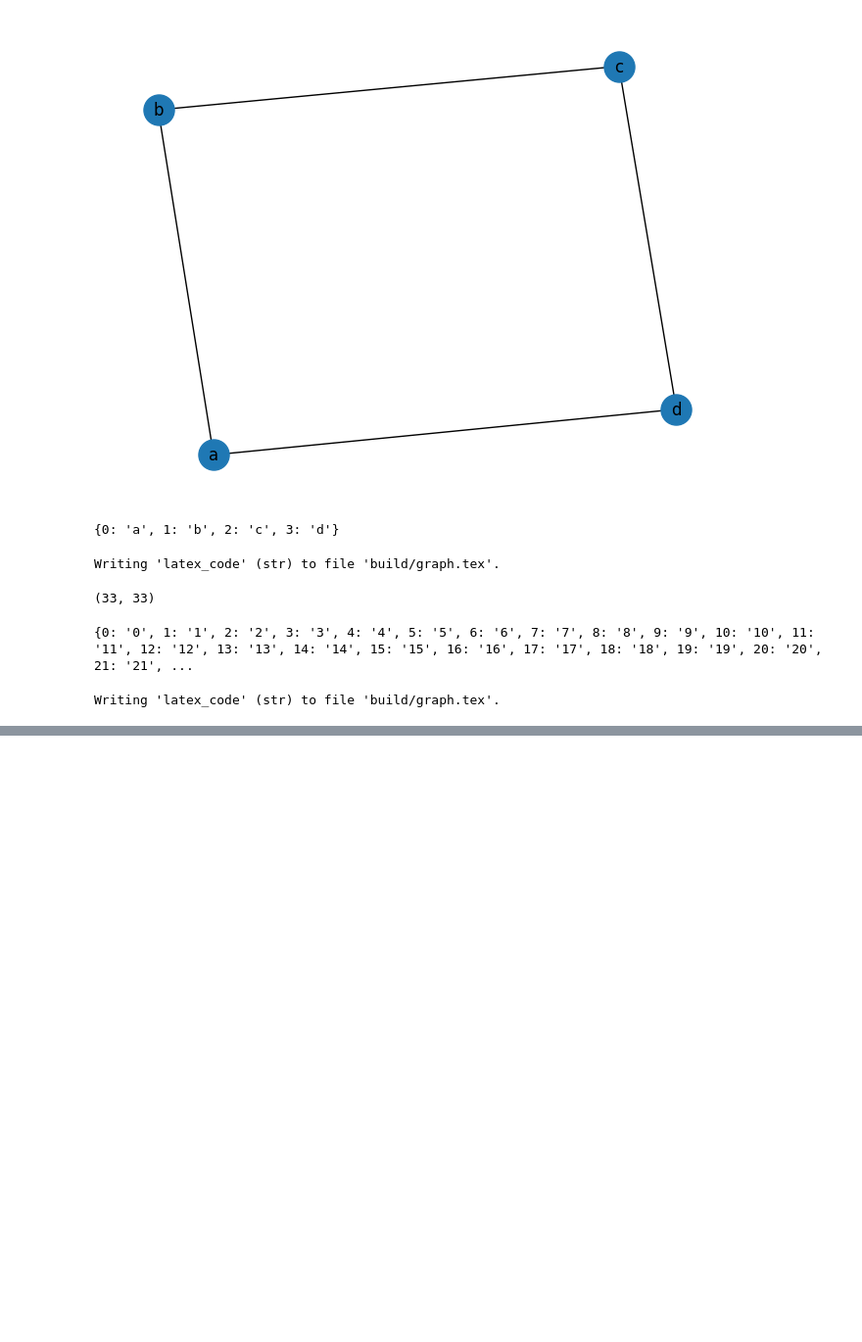
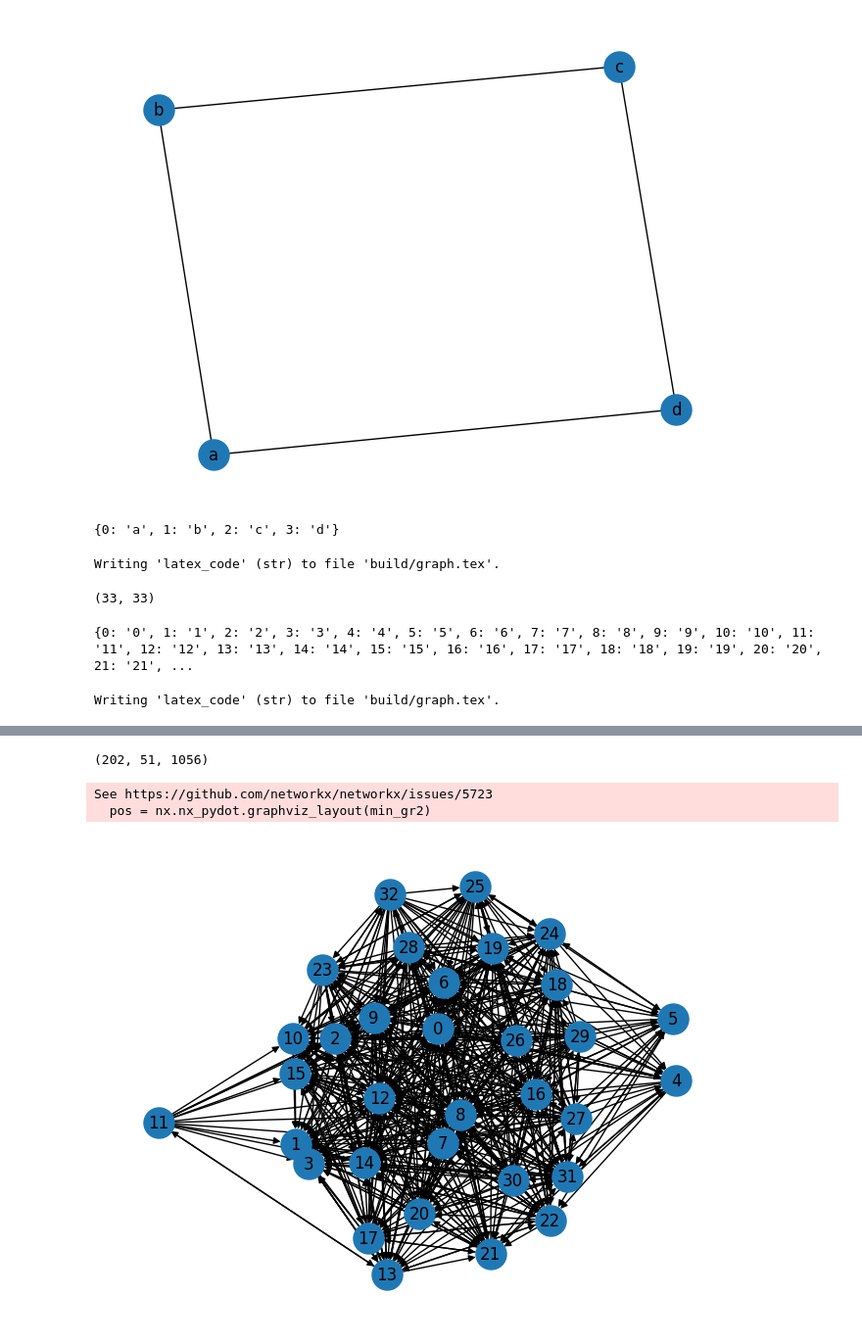
Before and after one commit to MohanadAhmed/QuadFormsTaxoAuto, a Jupyter notebook: subsumptiongraph.ipynb, the cells around one changed output, grey strips where cells are left out. Shown: that part at 98% size. Drawn from its saved outputs; the diff is of its cells as text; code cells hidden in the pictures; blank space fills up the shorter version.

```diff
--- a/subsumptiongraph.ipynb
+++ b/subsumptiongraph.ipynb
@@ -74,0 +141,15 @@ Writing 'latex_code' (str) to file 'build/graph.tex'.
+# %%
+def GenerateCommunicability(adjacency_matrix, mylabels):
+    rows, cols = np.where(adjacency_matrix == 1)
+    edges = zip(rows.tolist(), cols.tolist())
+    gr = nx.DiGraph()
+    gr.add_edges_from(edges)
+    edm = nx.algorithms.tree.branchings.Edmonds(gr)
+    min_gr = edm.find_optimum(kind='max')
+    length = dict(nx.all_pairs_shortest_path_length(min_gr))
+    R = np.array([[length.get(m, {}).get(n, 0) > 0 for m in min_gr.nodes] for n in min_gr.nodes], dtype=np.int32)
+    return R
+
+
+R = GenerateCommunicability(data_np, mv_labels_actual)
+R, np.count_nonzero(R)
@@ -74,0 +165,56 @@ Writing 'latex_code' (str) to file 'build/graph.tex'.
+# %%
+def minimumGraph(adjacency_matrix, mylabels):
+    rows, cols = np.where(adjacency_matrix == 1)
+    edges = zip(rows.tolist(), cols.tolist())
+    gr = nx.DiGraph()
+    gr.add_edges_from(edges)
+    edm = nx.algorithms.tree.branchings.Edmonds(gr)
+    min_gr = edm.find_optimum(kind='max')
+    return min_gr
+
+def GenerateCommunicability(adjacency_matrix, mylabels):
+    rows, cols = np.where(adjacency_matrix == 1)
+    edges = zip(rows.tolist(), cols.tolist())
+    gr = nx.DiGraph()
+    gr.add_edges_from(edges)
+    edm = nx.algorithms.tree.branchings.Edmonds(gr)
+    min_gr = edm.find_optimum(kind='max')
+    length = dict(nx.all_pairs_shortest_path_length(min_gr))
+    R = np.array([[length.get(m, {}).get(n, 0) > 0 for m in min_gr.nodes] for n in min_gr.nodes], dtype=np.int32)
+    return R
+
+def GenerateCommunicabilityFull(adjacency_matrix, mylabels):
+    rows, cols = np.where(adjacency_matrix == 1)
+    edges = zip(rows.tolist(), cols.tolist())
+    gr = nx.DiGraph()
+    gr.add_edges_from(edges)
+
+    length = dict(nx.all_pairs_shortest_path_length(gr))
+    R = np.array([[length.get(m, {}).get(n, 0) > 0 for m in gr.nodes] for n in gr.nodes], dtype=np.int32)
+    return R
+
+R1 = GenerateCommunicabilityFull(data_np, mv_labels_actual)
+Rmin = GenerateCommunicability(data_np, mv_labels_actual)
+R = Rmin
+
+min_gr2=minimumGraph(data_np, mv_labels_actual)
+
+for i in range(len(R)):
+    for j in range(len(R)):
+        if R1[i][j] != R[i][j]:
+            edges = zip([i], [j])
+            min_gr2.add_edges_from(edges)
+            length = dict(nx.all_pairs_shortest_path_length(min_gr2))
+            R = np.array([[length.get(m, {}).get(n, 0) > 0 for m in min_gr2.nodes] for n in min_gr2.nodes], dtype=np.int32)
+
+np.count_nonzero(R1), np.count_nonzero(Rmin), np.count_nonzero(R)
+# %% [output]
+(202, 51, 1056)
+# %%
+pos = nx.nx_pydot.graphviz_layout(min_gr2)
+nx.draw(min_gr2, node_size=500, labels=mv_labels_actual, with_labels=True, pos=pos)
+plt.show()
+# %% [output]
+See https://github.com/networkx/networkx/issues/5723
+  pos = nx.nx_pydot.graphviz_layout(min_gr2)
+[figure, added]
```
Also changed, not shown: parts of 5 cells of this notebook, 2 other files.
